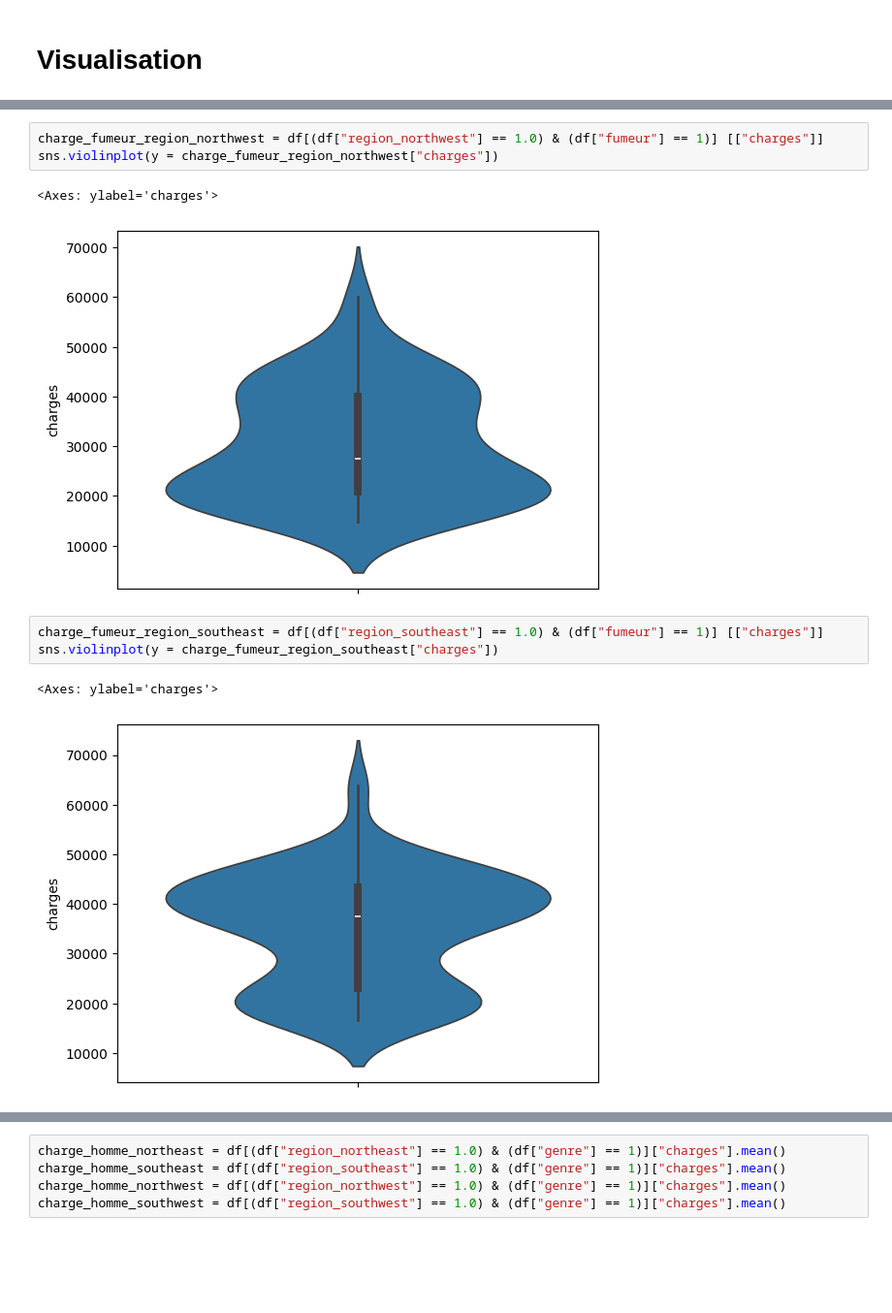
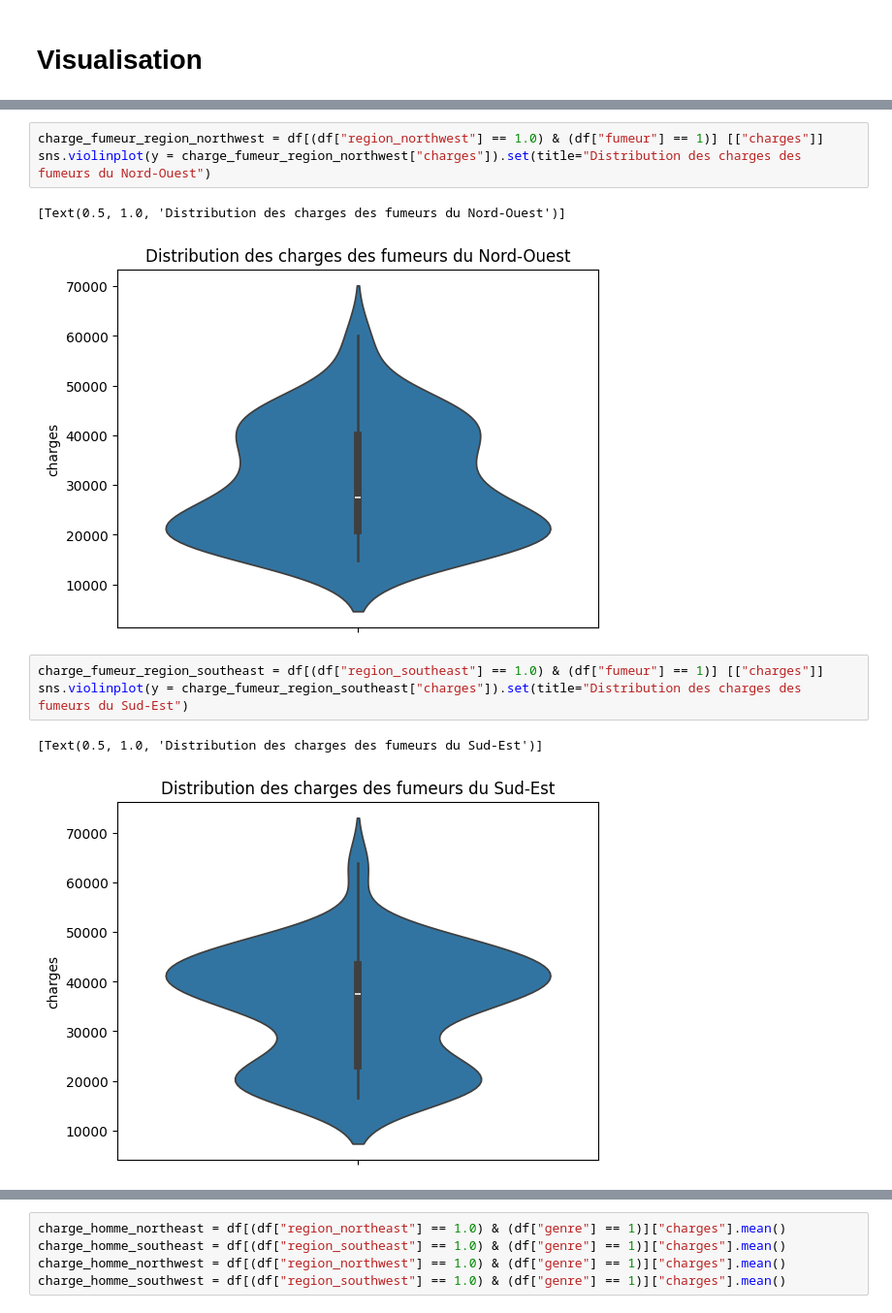
Before and after one commit to Daviddavid-sudo/Briefprimeassurance, a Jupyter notebook: analyse.ipynb, the cells around one changed output, grey strips where cells are left out. Shown: that part at 97% size. Saved outputs shown, nothing was run; the diff lists cells and outputs as text; blank space fills up the shorter version.

```diff
--- a/analyse.ipynb
+++ b/analyse.ipynb
@@ -387,14 +166,14 @@ df[["charges", "IMC", "region_northeast"]]
 # %%
 charge_fumeur_region_northwest = df[(df["region_northwest"] == 1.0) & (df["fumeur"] == 1)] [["charges"]]
-sns.violinplot(y = charge_fumeur_region_northwest["charges"])
+sns.violinplot(y = charge_fumeur_region_northwest["charges"]).set(title="Distribution des charges des fumeurs du Nord-Ouest")
 # %% [output]
-<Axes: ylabel='charges'>
+[Text(0.5, 1.0, 'Distribution des charges des fumeurs du Nord-Ouest')]
-[figure, old version]
+[figure, new version]
 # %%
 charge_fumeur_region_southeast = df[(df["region_southeast"] == 1.0) & (df["fumeur"] == 1)] [["charges"]]
-sns.violinplot(y = charge_fumeur_region_southeast["charges"])
+sns.violinplot(y = charge_fumeur_region_southeast["charges"]).set(title="Distribution des charges des fumeurs du Sud-Est")
 # %% [output]
-<Axes: ylabel='charges'>
+[Text(0.5, 1.0, 'Distribution des charges des fumeurs du Sud-Est')]
-[figure, old version]
+[figure, new version]
 # %%
 charge_fumeur_region_southwest = df[(df["region_southwest"] == 1.0) & (df["fumeur"] == 1)] [["charges"]]
```
Also changed, not shown: parts of 55 cells of this notebook, 1 other file.
